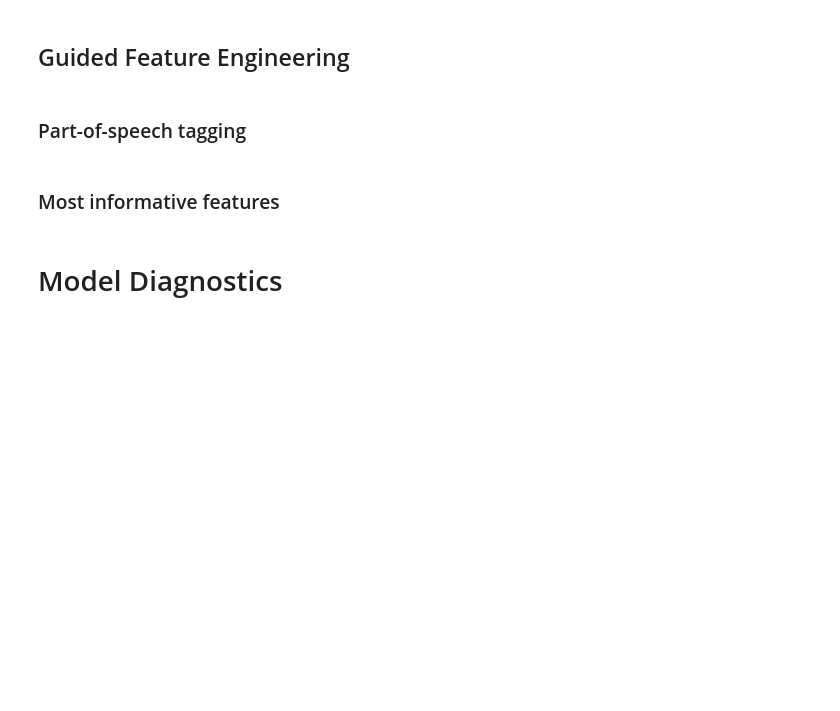
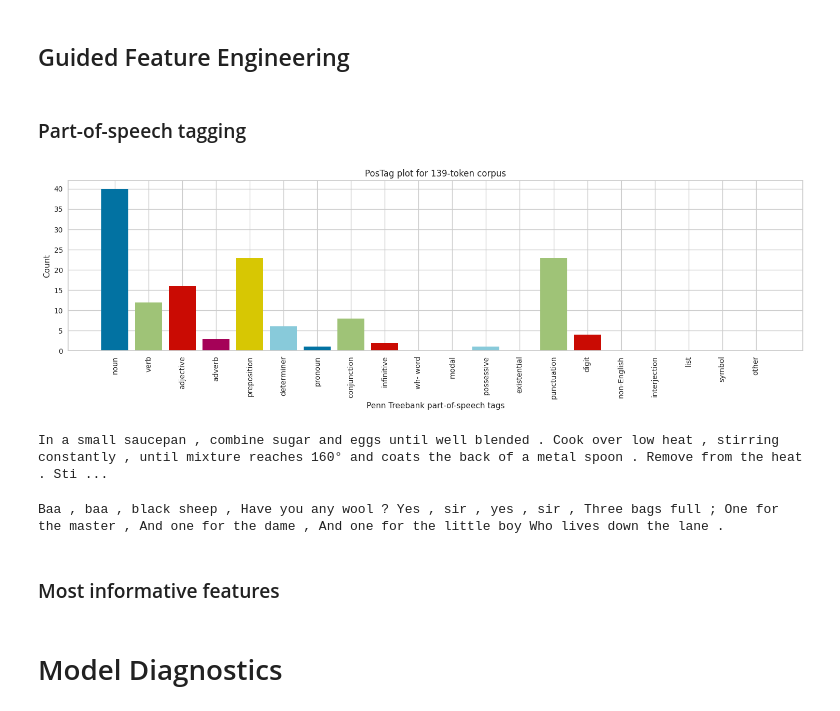
Before and after one commit to rjafarau/atap, a Jupyter notebook: python/source/08_Text_Visualization.ipynb, the cells around one changed output. Saved outputs shown, nothing was run; the diff lists cells and outputs as text; code cells hidden in the pictures; blank space fills up the shorter version.

Commit message:
Continue chapter 08 Text Visualization

```diff
--- a/python/source/08_Text_Visualization.ipynb
+++ b/python/source/08_Text_Visualization.ipynb
@@ -505,0 +584,32 @@ dispersion_plot(points, oz_data['cast'], titles, chapter_starts)
+# %%
+def process_text(text):
+    return [nltk.pos_tag(nltk.word_tokenize(sent))
+            for sent in nltk.sent_tokenize(text)]
+# %%
+pie = """
+    In a small saucepan, combine sugar and eggs
+    until well blended. Cook over low heat, stirring
+    constantly, until mixture reaches 160° and coats
+    the back of a metal spoon. Remove from the heat.
+    Stir in chocolate and vanilla until smooth. Cool
+    to lukewarm (90°), stirring occasionally. In a small
+    bowl, cream butter until light and fluffy. Add cooled
+    chocolate mixture; beat on high speed for 5 minutes
+    or until light and fluffy. In another large bowl,
+    beat cream until it begins to thicken. Add
+    confectioners' sugar; beat until stiff peaks form.
+    Fold into chocolate mixture. Pour into crust. Chill
+    for at least 6 hours before serving. Garnish with
+    whipped cream and chocolate curls if desired.
+"""
+# %%
+pie_processed = process_text(pie)
+# %%
+%%capture --no-display
+fig, ax = plt.subplots(figsize=(15, 5))
+viz = PosTagVisualizer(ax=ax)
+viz.fit([pie_processed])
+viz.show()
+plt.show()
+# %% [output]
+[figure, added]
@@ -506,3 +618,22 @@ dispersion_plot(points, oz_data['cast'], titles, chapter_starts)
+# %%
+legacy_viz.transform(pie_processed)
+# %% [output]
+In a small saucepan , combine sugar and eggs until well blended . Cook over low heat , stirring constantly , until mixture reaches 160° and coats the back of a metal spoon . Remove from the heat . Sti ...
+# %%
+nursery_rhyme = """
+    Baa, baa, black sheep,
+    Have you any wool?
+    Yes, sir, yes, sir,
+    Three bags full;
+    One for the master,
+    And one for the dame,
+    And one for the little boy
+    Who lives down the lane.
+"""
+nursery_rhyme_processed = process_text(nursery_rhyme)
+legacy_viz.transform(nursery_rhyme_processed)
+# %% [output]
+Baa , baa , black sheep , Have you any wool ? Yes , sir , yes , sir , Three bags full ; One for the master , And one for the dame , And one for the little boy Who lives down the lane .
 # %% [markdown]
 ### Most informative features
 # %% [markdown]
```
Also changed, not shown: parts of 5 cells of this notebook, 1 other file.
